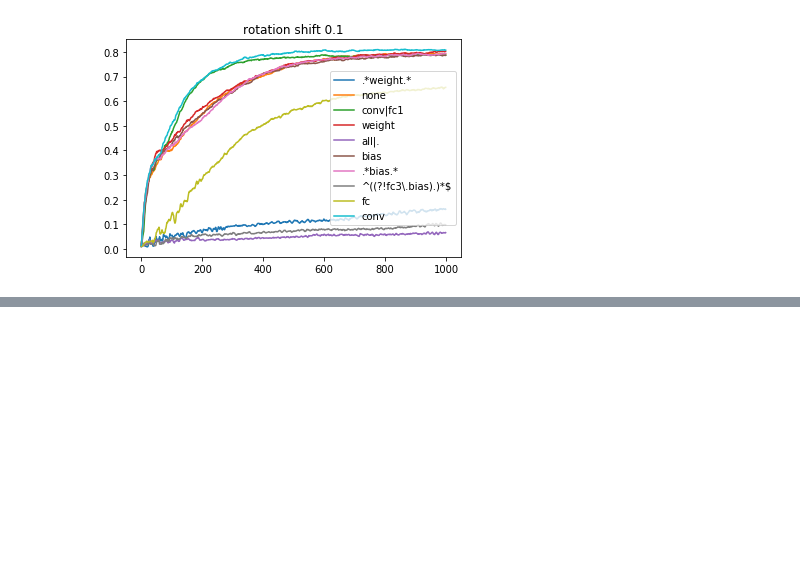
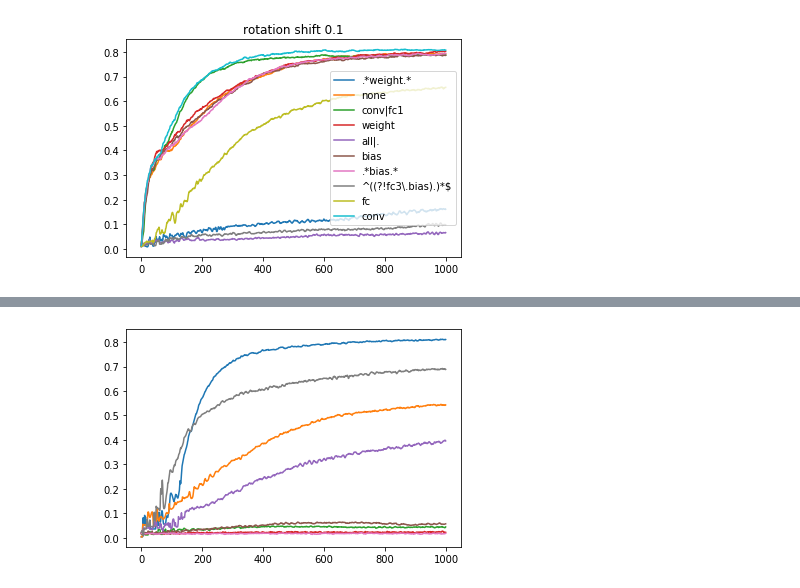
Before and after one commit to felisat/multilayer, a Jupyter notebook: viz/multi-layer.ipynb, the cells around one changed output, grey strips where cells are left out. Drawn from its saved outputs; the diff is of its cells as text; code cells hidden in the pictures; blank space fills up the shorter version.

```diff
--- a/viz/multi-layer.ipynb
+++ b/viz/multi-layer.ipynb
@@ -131,6 +131,16 @@ for xp in angles:
 
     sym += [[np.mean(v) for r, v in xp.results.items() if "sim" in r]]
 l = [r for r, v in xp.results.items() if "sim" in r]
+# %%
+for xp in angles:
+    hp = xp.hyperparameters
+    r = xp.results
+
+    plt.plot(np.mean(r["client_accuracies"], axis=1))
+
+plt.show()
+# %% [output]
+[figure, added]
 # %%
 symframe = pd.DataFrame(sym, index=names, columns=l)
 def highlight_max(s):
```
Also changed, not shown: parts of 7 cells of this notebook, 3 other files.
